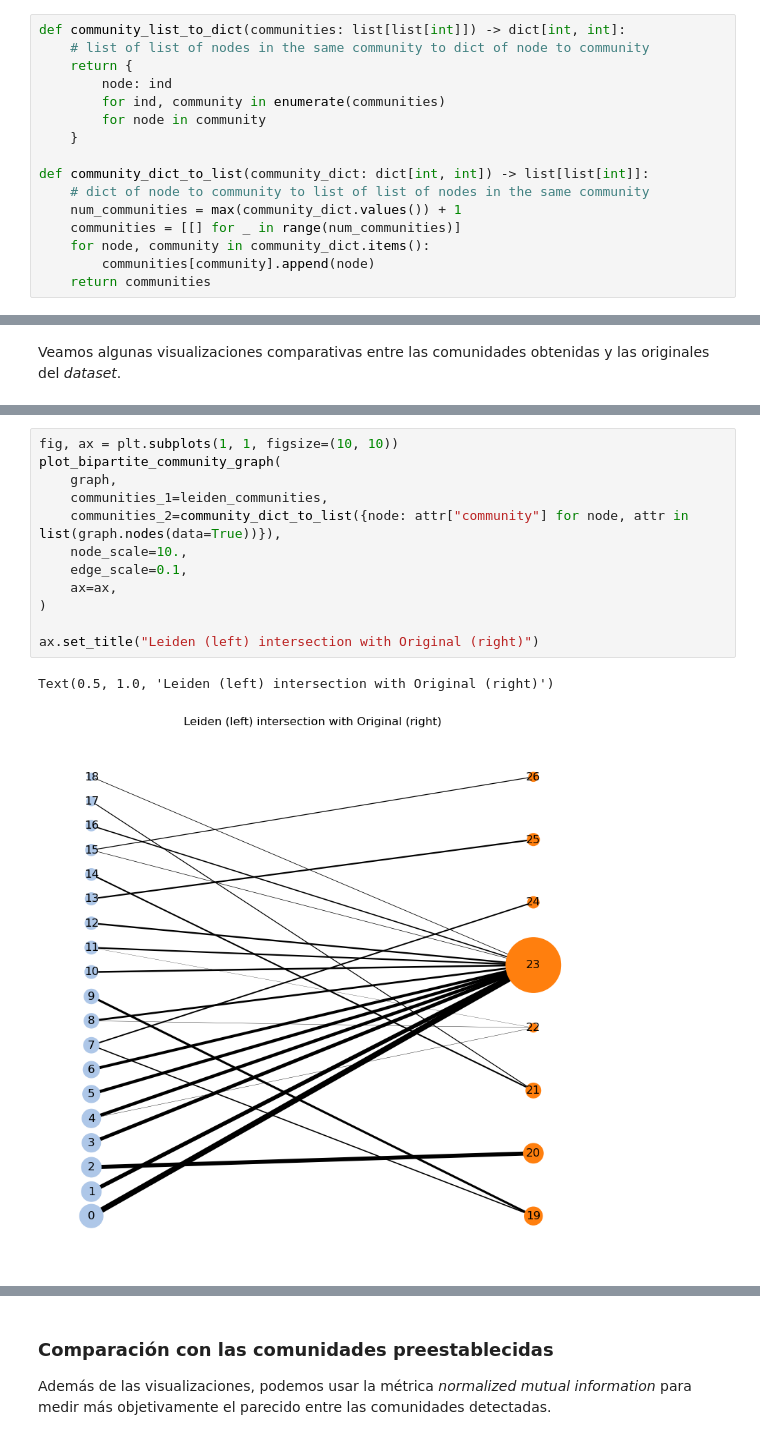
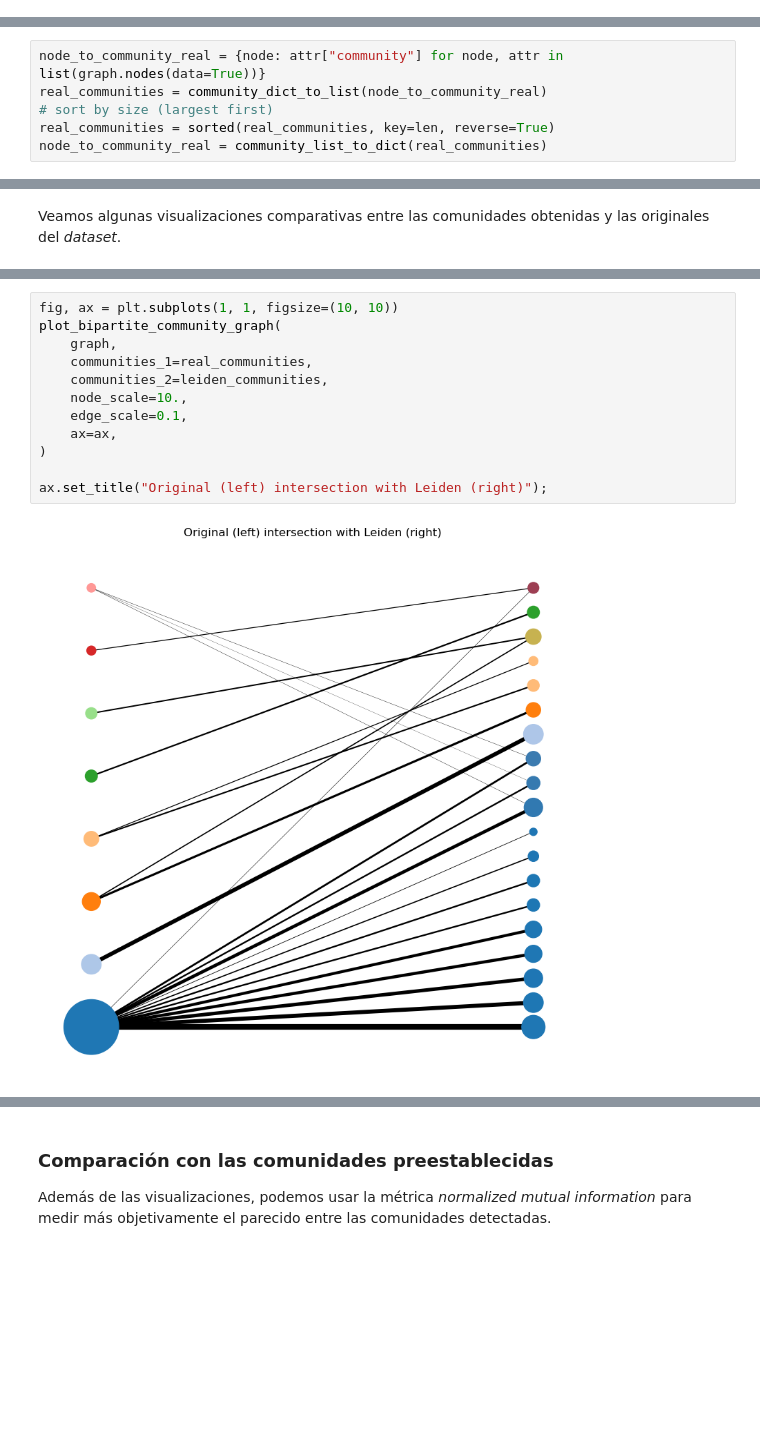
Before and after one commit to pablomiralles22/maadm-sna-ceb-assignment, a Jupyter notebook: notebooks/exercise1.ipynb, the cells around one changed output, grey strips where cells are left out. Cells and saved outputs as stored; diff of their text form; blank space fills up the shorter version.

Commit message:
First draft finished

```diff
--- a/notebooks/exercise1.ipynb
+++ b/notebooks/exercise1.ipynb
@@ -19,19 +24,3 @@ get_color_str = lambda x: "#{:02x}{:02x}{:02x}{:02x}".format(*map(rescale, color
-# %%
-def community_list_to_dict(communities: list[list[int]]) -> dict[int, int]:
-    # list of list of nodes in the same community to dict of node to community
-    return {
-        node: ind
-        for ind, community in enumerate(communities)
-        for node in community
-    }
-
-def community_dict_to_list(community_dict: dict[int, int]) -> list[list[int]]:
-    # dict of node to community to list of list of nodes in the same community
-    num_communities = max(community_dict.values()) + 1
-    communities = [[] for _ in range(num_communities)]
-    for node, community in community_dict.items():
-        communities[community].append(node)
-    return communities
 # %% [markdown]
 ## Carga de datos
 # %%
@@ -44,3 +35,9 @@ graph.number_of_nodes(), graph.number_of_edges()
+# %%
+node_to_community_real = {node: attr["community"] for node, attr in list(graph.nodes(data=True))}
+real_communities = community_dict_to_list(node_to_community_real)
+# sort by size (largest first)
+real_communities = sorted(real_communities, key=len, reverse=True)
+node_to_community_real = community_list_to_dict(real_communities)
 # %% [markdown]
 ## Algoritmo de Leiden
 # %% [markdown]
@@ -194,15 +96,14 @@ def plot_bipartite_community_graph(
 # %%
 fig, ax = plt.subplots(1, 1, figsize=(10, 10))
 plot_bipartite_community_graph(
     graph,
-    communities_1=leiden_communities,
-    communities_2=community_dict_to_list({node: attr["community"] for node, attr in list(graph.nodes(data=True))}),
+    communities_1=real_communities,
+    communities_2=leiden_communities,
     node_scale=10.,
     edge_scale=0.1,
     ax=ax,
 )
 
-ax.set_title("Leiden (left) intersection with Original (right)")
+ax.set_title("Original (left) intersection with Leiden (right)");
 # %% [output]
-Text(0.5, 1.0, 'Leiden (left) intersection with Original (right)')
-[figure, old version]
+[figure, new version]
```
Also changed, not shown: parts of 20 cells of this notebook, 8 other files.
